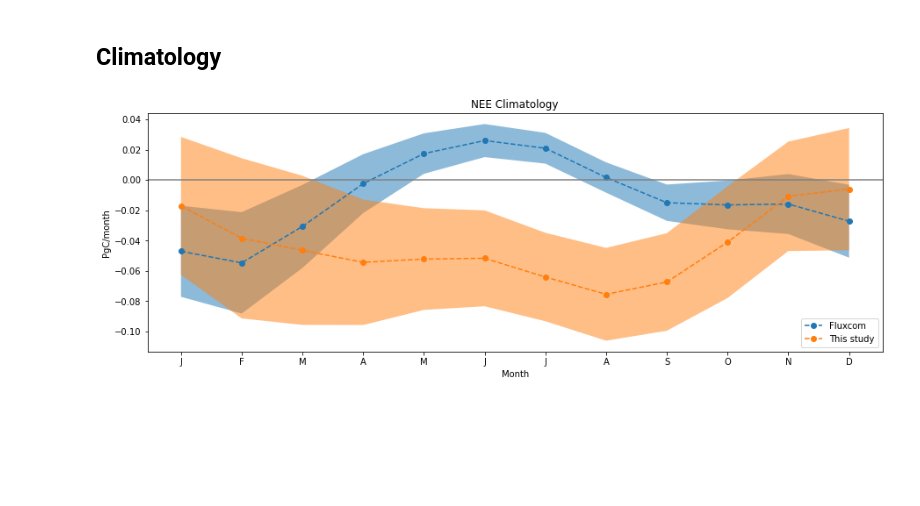
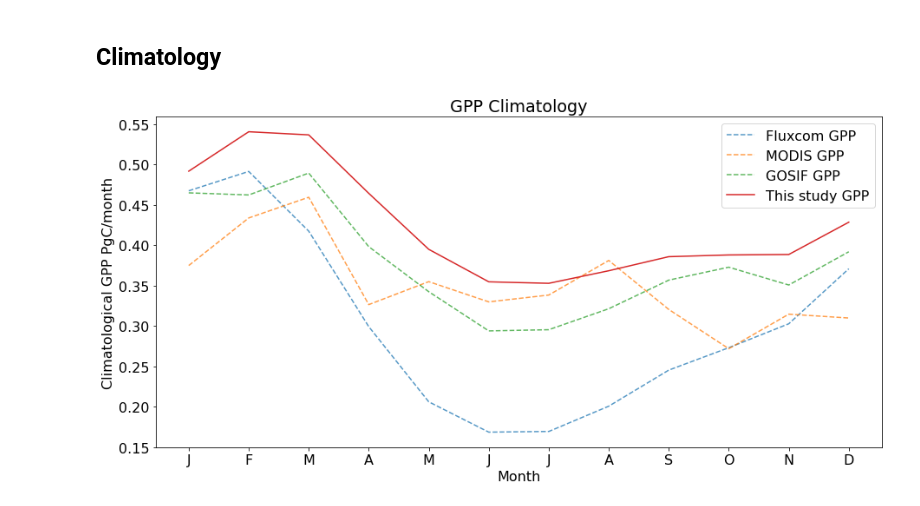
Before and after one commit to cbur24/NEE_modelling, a Jupyter notebook: 6a_Compare_with_fluxcom.ipynb, the cells around one changed output. Cells and saved outputs as stored; diff of their text form; code cells hidden in the pictures; blank space fills up the shorter version.

```diff
--- a/6a_Compare_with_fluxcom.ipynb
+++ b/6a_Compare_with_fluxcom.ipynb
@@ -50,3 +70,6 @@ Convert to total C in (petagrams) rather than gC/m2
 # %%
 ds = ds * area_per_pixel * 1e-15
 ds_fc = ds_fc * area_per_pixel * 1e-15
+# %%
+modis_gpp = modis_gpp * area_per_pixel * 1e-12
+gosif_gpp = gosif_gpp * area_per_pixel * 1e-15
@@ -95,35 +153,54 @@ plt.ylabel('PgC/year');
 import warnings
 warnings.filterwarnings("ignore")
 
-monthly_mean = ds.groupby('time.month').mean()
-monthly_std = ds.groupby('time.month').std()
-cv_monthly = monthly_std / monthly_mean
+ds_clim_mean = (ds+ds_mean).groupby('time.month').mean()
+ds_clim_std = (ds+ds_mean).groupby('time.month').std()
+# cv_monthly = monthly_std / monthly_mean
 
-monthly_mean_fc = ds_fc.groupby('time.month').mean()
-monthly_std_fc = ds_fc.groupby('time.month').std()
-cv_monthly_fc = monthly_std_fc / monthly_mean_fc
+ds_fc_clim_mean = (ds_fc+ds_fc_mean).groupby('time.month').mean()
+ds_fc_clim_std = (ds_fc+ds_fc_mean).groupby('time.month').std()
+# %%
+modis_gpp_clim_mean = (modis_gpp+modis_gpp_mean).groupby('time.month').mean()
+modis_gpp_clim_std = (modis_gpp+modis_gpp_mean).groupby('time.month').std()
+
+gosif_gpp_clim_mean = (gosif_gpp+gosif_gpp_mean).groupby('time.month').mean()
+gosif_gpp_clim_std = (gosif_gpp+gosif_gpp_mean).groupby('time.month').std()
 # %%
-y = monthly_mean.where(~mask).sum(['x','y']).values
-x = monthly_mean.month.values
-std = monthly_std.where(~mask).sum(['x','y']).values
+y = ds_clim_mean.where(~mask).sum(['x','y']).values
+x = ds_clim_mean.month.values
+std = ds_clim_std.where(~mask).sum(['x','y']).values
 
-y_fc = monthly_mean_fc.where(~mask).sum(['x','y']).values
-x_fc = monthly_mean_fc.month.values
-std_fc = monthly_std_fc.where(~mask).sum(['x','y']).values
+y_fc = ds_fc_clim_mean.where(~mask).sum(['x','y']).values
+x_fc = ds_fc_clim_mean.month.values
+std_fc = ds_fc_clim_std.where(~mask).sum(['x','y']).values
 
-fig,ax = plt.subplots(1,1, figsize=(15,5))
-ax.plot(x_fc, y_fc, marker='o', linestyle='--', label='Fluxcom')
-ax.plot(x, y, marker='o', linestyle='--', label='This study')
-ax.axhline(0, c='grey')
-ax.fill_between(x_fc, y_fc-std_fc, y_fc+std_fc, alpha=0.5)
-ax.fill_between(x, y-std, y+std, alpha=0.5)
-ax.legend(loc='lower right')
-ax.set_title('NEE Climatology')
+y_modis_gpp = modis_gpp_clim_mean.where(~mask).sum(['x','y']).values
+x_modis_gpp = modis_gpp_clim_mean.month.values
+std_modis_gpp = modis_gpp_clim_std.where(~mask).sum(['x','y']).values
+
+y_gosif_gpp = gosif_gpp_clim_mean.where(~mask).sum(['x','y']).values
+x_gosif_gpp = gosif_gpp_clim_mean.month.values
+std_gosif_gpp = gosif_gpp_clim_std.where(~mask).sum(['x','y']).values
+
+
+fig,ax = plt.subplots(1,1, figsize=(15,7))
+ax.plot(x_fc, y_fc, linestyle='--', label='Fluxcom '+var, alpha=0.75)
+ax.plot(x_modis_gpp, y_modis_gpp,  linestyle='--', label='MODIS '+var, alpha=0.75)
+ax.plot(x_gosif_gpp, y_gosif_gpp,  linestyle='--', label='GOSIF '+var, alpha=0.75)
+ax.plot(x, y, label='This study '+var)
+
+# ax.axhline(0, c='grey')
+
+# ax.fill_between(x_fc, y_fc-std_fc, y_fc+std_fc, alpha=0.5)
+# ax.fill_between(x, y-std, y+std, alpha=0.5)
+
+ax.legend(loc='upper right')
+ax.set_title(var+' Climatology')
 ax.set_xlabel('Month')
 ax.set_xticks(range(1,13))
 ax.set_xticklabels(["J","F","M","A","M","J","J","A","S","O","N","D"])
-ax.set_ylabel('PgC/month');
+ax.set_ylabel('Climatological '+var+' PgC/month');
 # %% [output]
-[figure, old version]
+[figure, new version]
 # %%
 if var == 'NEE':
```
Also changed, not shown: parts of 24 cells of this notebook, 2 other files.
